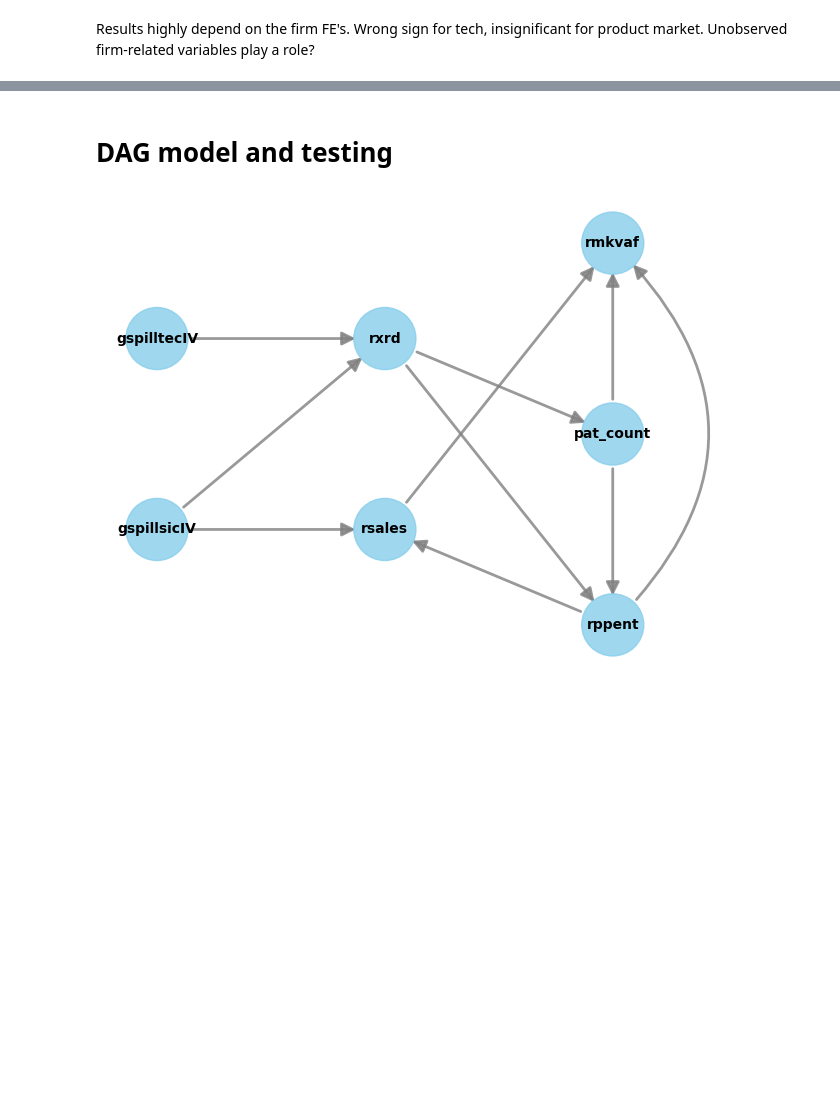
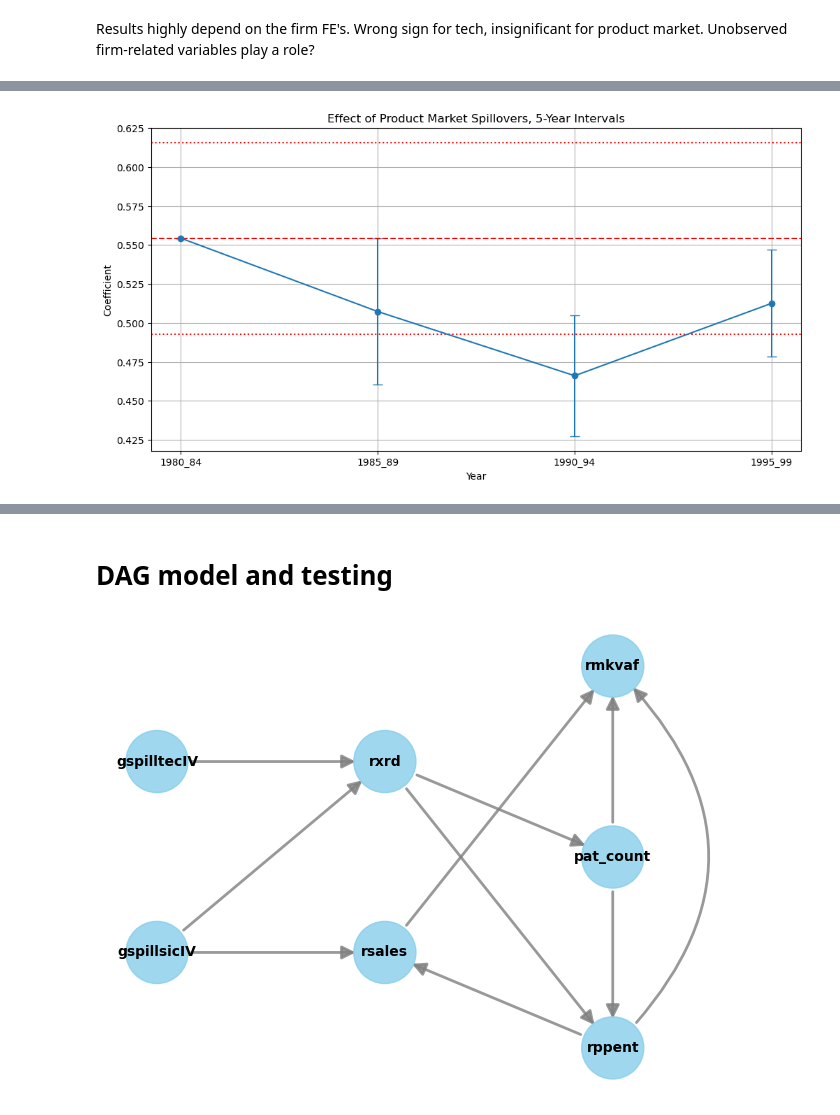
Before and after one commit to MartinMcFarlane/ECO2425-Causal-ML, a Jupyter notebook: Spillovers Project.ipynb, the cells around one changed output, grey strips where cells are left out. Cells and saved outputs as stored; diff of their text form; code cells hidden in the pictures; blank space fills up the shorter version.

```diff
--- a/Spillovers Project.ipynb
+++ b/Spillovers Project.ipynb
@@ -1038,0 +830,10 @@ plt.show()
+# %%
+drop_columns = [col for col in x_vars.columns if 'gspilltecIV' in col]
+
+x_vars_fe = x_vars.drop(columns=drop_columns)
+x_vars_fe = x_vars_fe.drop(columns=['1980_84', 'gspillsicIVX1980_84']) # drop ref category
+
+y_var = df['rmkvaf']
+
+int_modelsic = sm.OLS(y_var,x_vars_fe).fit(cov_type='HC0')
+int_modelsic.summary()
@@ -1038,0 +991,62 @@ plt.show()
+# %%
+# Plot 5 Year Intervals
+
+ref_year = '1980_84'
+time_coefs_sic = {
+    'interval': intervals,
+    'coef': [np.nan for i in range(0,len(intervals))],
+    'CI_l': [np.nan for i in range(0,len(intervals))],
+    'CI_h': [np.nan for i in range(0,len(intervals))],
+    'se': [np.nan for i in range(0,len(intervals))]
+}
+
+time_coefs_sic = pd.DataFrame(time_coefs_sic)
+time_coefs_sic = time_coefs_sic.sort_values(by='interval').reset_index(drop=True)
+
+conf_intervals = int_modelsic.conf_int(alpha=0.05, cols=None)
+s_errors = int_modelsic.HC0_se
+
+# grab coefficients and confidence intervals
+coef_ref = int_modelsic.params['gspillsicIV'] # coef for ref year category
+l_ref = conf_intervals.loc[conf_intervals.index == 'gspillsicIV',0].values[0] # conf interval for ref cat
+h_ref = conf_intervals.loc[conf_intervals.index == 'gspillsicIV',1].values[0]
+
+for interval in time_coefs_sic['interval'].unique():
+    if interval == ref_year:
+        coef = coef_ref
+        ci_l = 0
+        ci_h = 0
+
+        time_coefs_sic.loc[time_coefs_sic['interval'] == interval, 'coef'] = coef
+        time_coefs_sic.loc[time_coefs_sic['interval'] == interval, 'CI_l'] = ci_l
+        time_coefs_sic.loc[time_coefs_sic['interval'] == interval, 'CI_h'] = ci_h
+
+    else:
+        col_name = f"gspillsicIVX{interval}"
+        coef = int_modelsic.params[col_name] + coef_ref
+        ci_l = conf_intervals.loc[conf_intervals.index == col_name,0].values[0] + coef_ref
+        ci_h = conf_intervals.loc[conf_intervals.index == col_name,1].values[0] + coef_ref
+
+        time_coefs_sic.loc[time_coefs_sic['interval'] == interval, 'coef'] = coef
+        time_coefs_sic.loc[time_coefs_sic['interval'] == interval, 'CI_l'] = ci_l
+        time_coefs_sic.loc[time_coefs_sic['interval'] == interval, 'CI_h'] = ci_h
+
+
+time_coefs_sic['upper'] = time_coefs_sic['CI_h'] - time_coefs_sic['coef']
+time_coefs_sic['lower'] = time_coefs_sic['coef'] - time_coefs_sic['CI_l']
+time_coefs_sic.loc[time_coefs_sic['interval'] == ref_year, ['upper','lower']] = 0
+
+cis = time_coefs_sic[['lower','upper']].T
+# Plotting
+plt.figure(figsize=(12, 6))
+plt.errorbar(x=time_coefs_sic['interval'],y=time_coefs_sic['coef'],yerr=cis, capsize=5, marker='o')
+plt.axhline(y=coef_ref, linestyle='dashed', color='r')
+plt.axhline(y=l_ref, linestyle='dotted', color='r')
+plt.axhline(y=h_ref, linestyle='dotted', color='r')
+plt.xlabel('Year')
+plt.ylabel('Coefficient')
+plt.title('Effect of Product Market Spillovers, 5-Year Intervals')
+plt.grid(True)
+plt.show()
+# %% [output]
+[figure, added]
```
Also changed, not shown: parts of 51 cells of this notebook.
